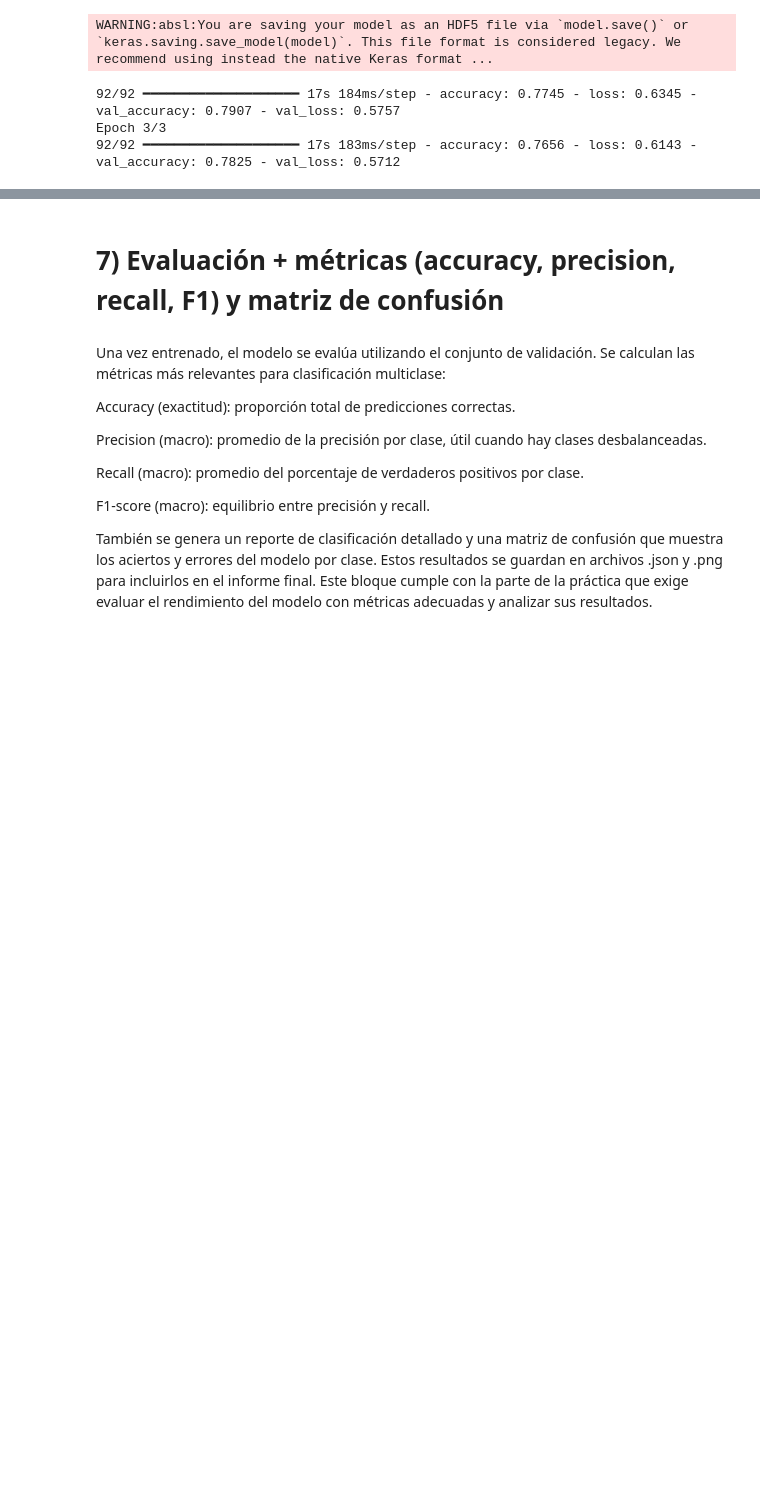
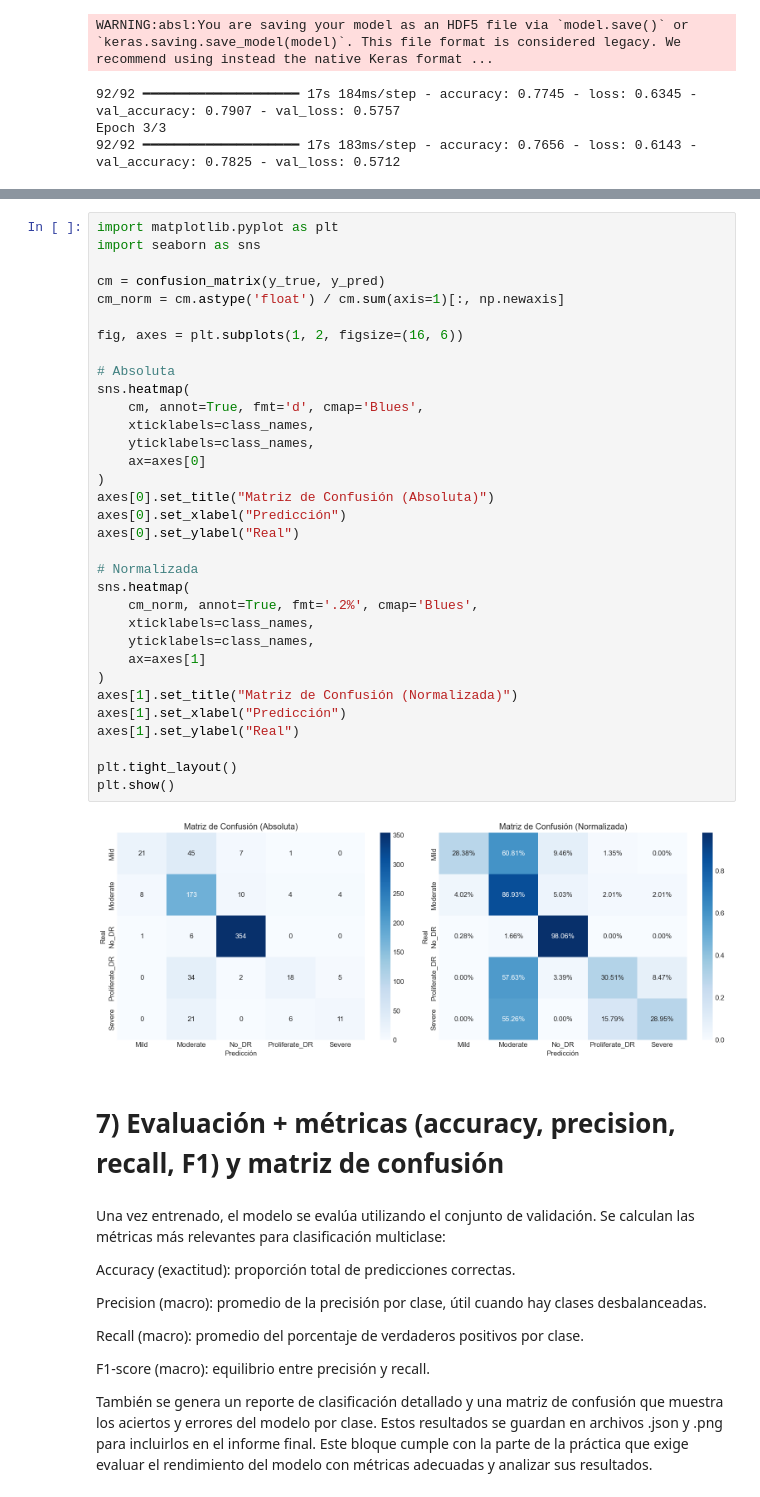
Before and after one commit to Syetb/retinopatia-diabetica-UI, a Jupyter notebook: Clasificador_de_retinopatia.ipynb, the cells around one changed output, grey strips where cells are left out. Cells and saved outputs as stored; diff of their text form; blank space fills up the shorter version.

Commit message:
add more graphics in caldificador

```diff
--- a/Clasificador_de_retinopatia.ipynb
+++ b/Clasificador_de_retinopatia.ipynb
@@ -639,3 +673,38 @@ Epoch 3/3
+# %%
+import matplotlib.pyplot as plt
+import seaborn as sns
+
+cm = confusion_matrix(y_true, y_pred)
+cm_norm = cm.astype('float') / cm.sum(axis=1)[:, np.newaxis]
+
+fig, axes = plt.subplots(1, 2, figsize=(16, 6))
+
+# Absoluta
+sns.heatmap(
+    cm, annot=True, fmt='d', cmap='Blues',
+    xticklabels=class_names,
+    yticklabels=class_names,
+    ax=axes[0]
+)
+axes[0].set_title("Matriz de Confusión (Absoluta)")
+axes[0].set_xlabel("Predicción")
+axes[0].set_ylabel("Real")
+
+# Normalizada
+sns.heatmap(
+    cm_norm, annot=True, fmt='.2%', cmap='Blues',
+    xticklabels=class_names,
+    yticklabels=class_names,
+    ax=axes[1]
+)
+axes[1].set_title("Matriz de Confusión (Normalizada)")
+axes[1].set_xlabel("Predicción")
+axes[1].set_ylabel("Real")
+
+plt.tight_layout()
+plt.show()
+# %% [output]
+[figure, added]
 # %% [markdown]
 # 7) Evaluación + métricas (accuracy, precision, recall, F1) y matriz de confusión
 # %% [markdown]
```
Also changed, not shown: parts of 2 cells of this notebook.
